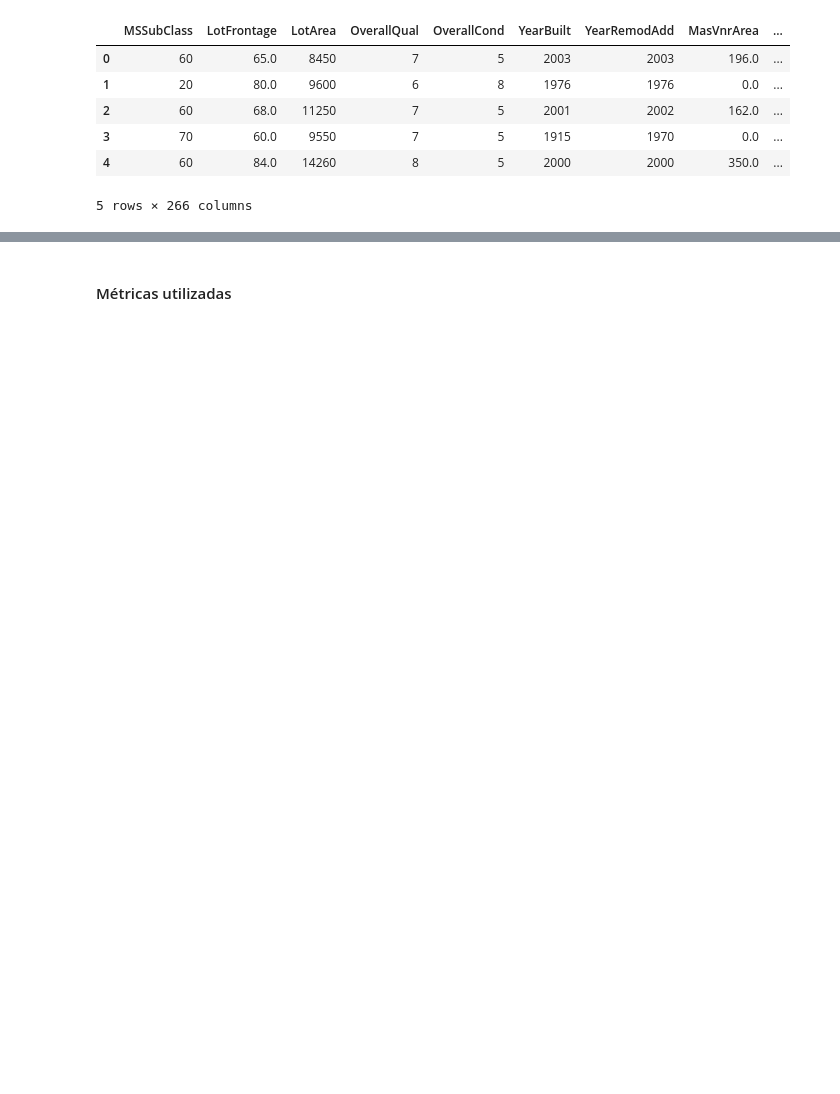
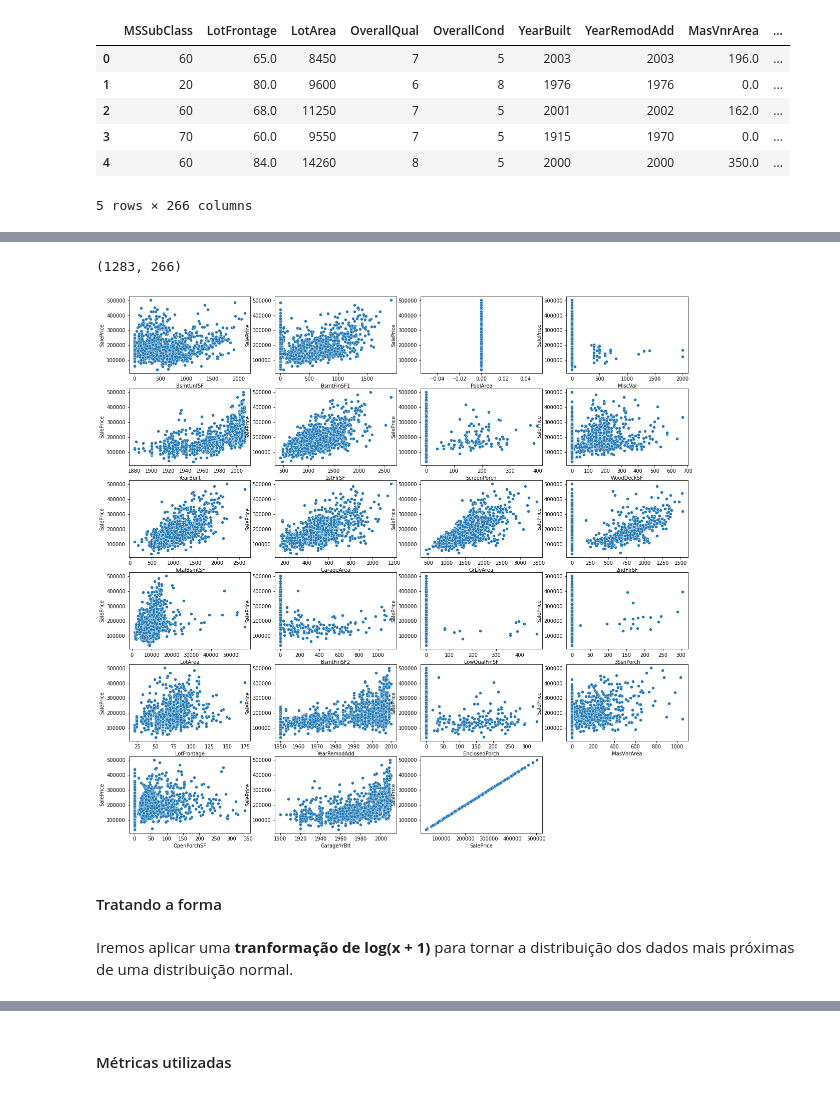
Before and after one commit to gomesalan/Projetos, a Jupyter notebook: Regressao/Projeto1_parte2_AG.ipynb, the cells around one changed output, grey strips where cells are left out. Drawn from its saved outputs; the diff is of its cells as text; code cells hidden in the pictures; blank space fills up the shorter version.

```diff
--- a/Regressao/Projeto1_parte2_AG.ipynb
+++ b/Regressao/Projeto1_parte2_AG.ipynb
@@ -54,0 +87,44 @@ df_transf.head()
+# %%
+# Eliminando os outliers
+
+df_trat = df_transf
+
+df_trat = df_trat.drop(df_trat['BsmtUnfSF'].sort_values(ascending = False)[:2].index)
+df_trat = df_trat.drop(df_trat['BsmtFinSF1'].sort_values(ascending = False)[:1].index)
+df_trat = df_trat.drop(df_trat['PoolArea'].sort_values(ascending = False)[:3].index)
+df_trat = df_trat.drop(df_trat['MiscVal'].sort_values(ascending = False)[:4].index)
+df_trat = df_trat.drop(df_trat['1stFlrSF'].sort_values(ascending = False)[:3].index)
+df_trat = df_trat.drop(df_trat['ScreenPorch'].sort_values(ascending = False)[:2].index)
+df_trat = df_trat.drop(df_trat['WoodDeckSF'].sort_values(ascending = False)[:3].index)
+df_trat = df_trat.drop(df_trat['TotalBsmtSF'].sort_values(ascending = False)[:1].index)
+df_trat = df_trat.drop(df_trat['GarageArea'].sort_values(ascending = False)[:4].index)
+df_trat = df_trat.drop(df_trat['GrLivArea'].sort_values(ascending = False)[:4].index)
+df_trat = df_trat.drop(df_trat['2ndFlrSF'].sort_values(ascending = False)[:4].index)
+df_trat = df_trat.drop(df_trat['LotArea'].sort_values(ascending = False)[:5].index)
+df_trat = df_trat.drop(df_trat['BsmtFinSF2'].sort_values(ascending = False)[:1].index)
+df_trat = df_trat.drop(df_trat['LowQualFinSF'].sort_values(ascending = False)[:2].index)
+df_trat = df_trat.drop(df_trat['3SsnPorch'].sort_values(ascending = False)[:3].index)
+df_trat = df_trat.drop(df_trat['LotFrontage'].sort_values(ascending = False)[:2].index)
+df_trat = df_trat.drop(df_trat['EnclosedPorch'].sort_values(ascending = False)[:2].index)
+df_trat = df_trat.drop(df_trat['MasVnrArea'].sort_values(ascending = False)[:3].index)
+df_trat = df_trat.drop(df_trat['OpenPorchSF'].sort_values(ascending = False)[:3].index)
+df_trat = df_trat.drop(df_trat['SalePrice'].sort_values(ascending = False)[:3].index)
+
+df_trat.shape
+# %% [output]
+(1283, 266)
+# %%
+df_quant_var = df_trat[quant_var]
+
+plt.figure(figsize = (20,40))
+x = 1
+for variavel in df_quant_var.columns:
+    plt.subplot(12, 4, x)
+    sea.scatterplot(data = df_trat, x = variavel, y = 'SalePrice')
+    x += 1
+# %% [output]
+[figure, added]
+# %% [markdown]
+#### Tratando a forma
+# %% [markdown]
+Iremos aplicar uma **tranformação de log(x + 1)**  para tornar a distribuição dos dados mais próximas de uma distribuição normal.
```
Also changed, not shown: parts of 63 cells of this notebook, 1 other file.
